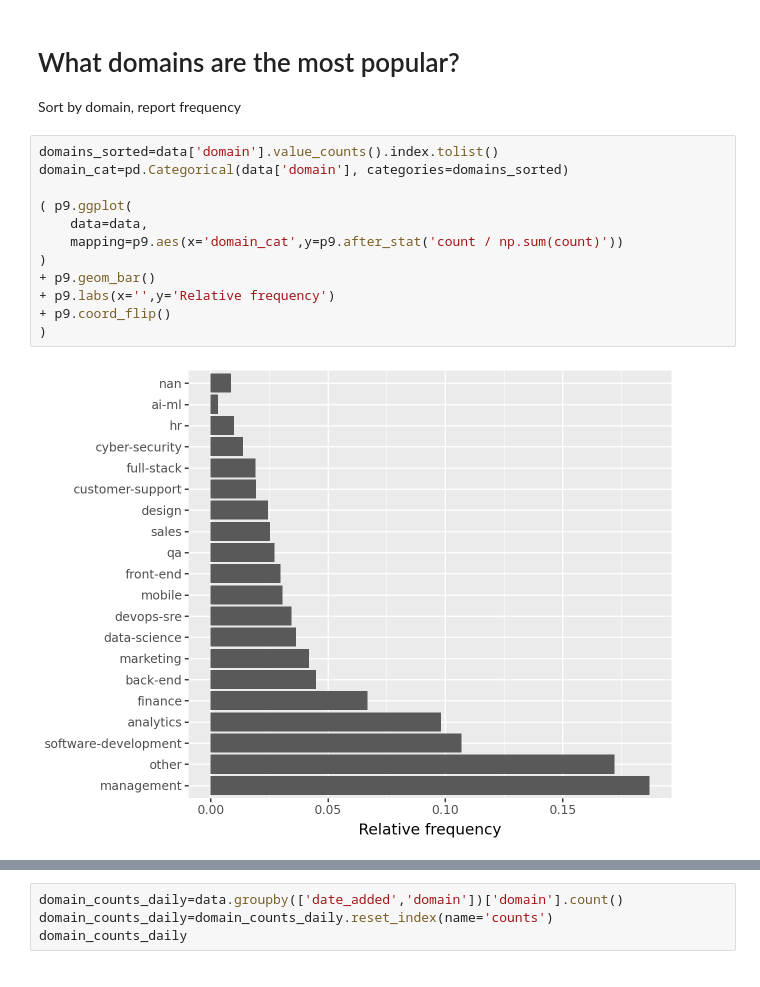
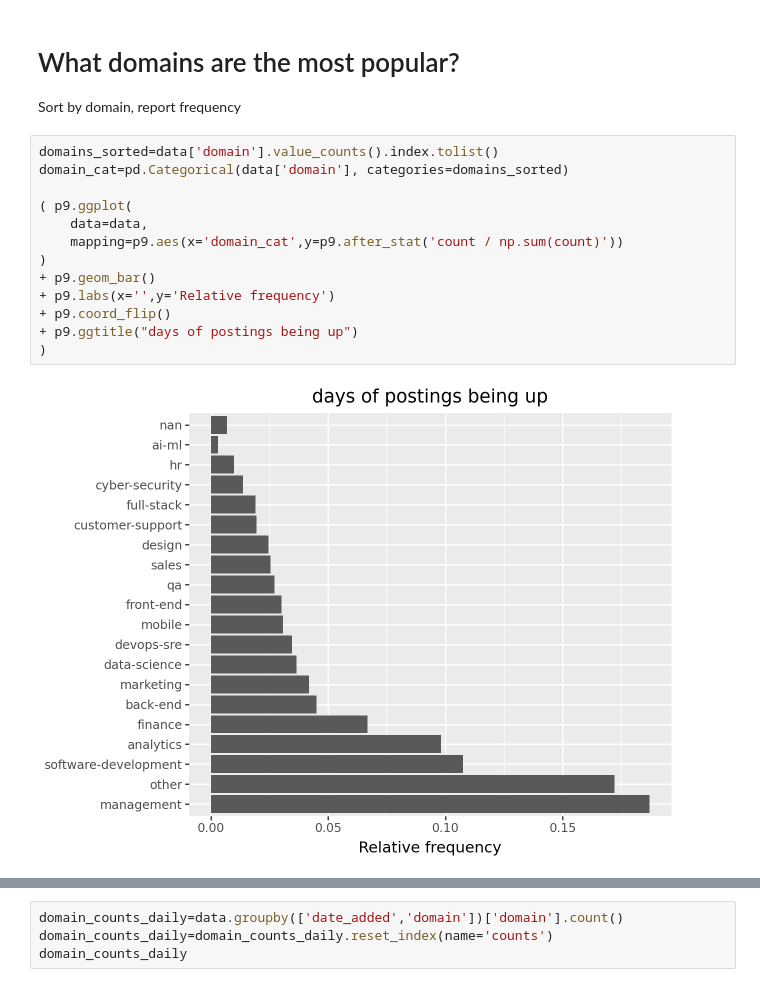
Before and after one commit to m2ger2020/listings, a Jupyter notebook: projekt.ipynb, the cells around one changed output, grey strips where cells are left out. Drawn from its saved outputs; the diff is of its cells as text.

Commit message:
plot titles

```diff
--- a/projekt.ipynb
+++ b/projekt.ipynb
@@ -241,14 +242,15 @@ Sort by domain, report frequency
 # %%
 domains_sorted=data['domain'].value_counts().index.tolist()
 domain_cat=pd.Categorical(data['domain'], categories=domains_sorted)
 
 ( p9.ggplot(
     data=data,
     mapping=p9.aes(x='domain_cat',y=p9.after_stat('count / np.sum(count)'))
 )
 + p9.geom_bar()
 + p9.labs(x='',y='Relative frequency')
 + p9.coord_flip()
++ p9.ggtitle("days of postings being up")
 )
 # %% [output]
-[figure, old version]
+[figure, new version]
```
Also changed, not shown: parts of 4 cells of this notebook.
